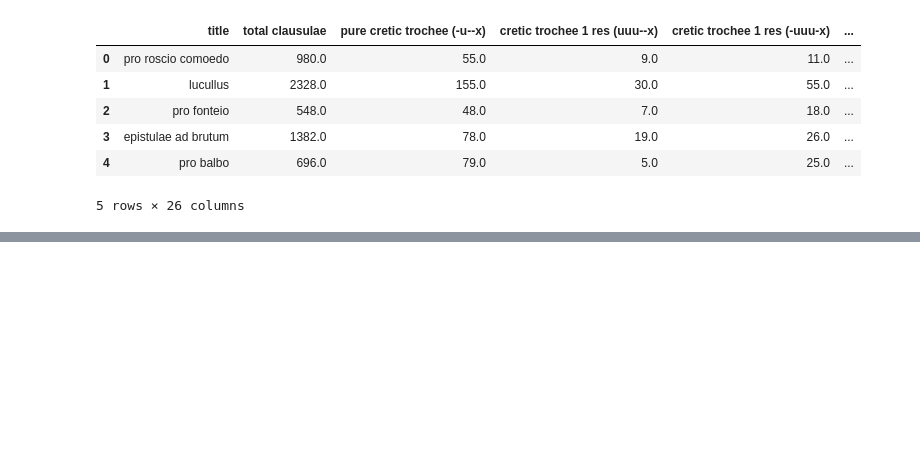
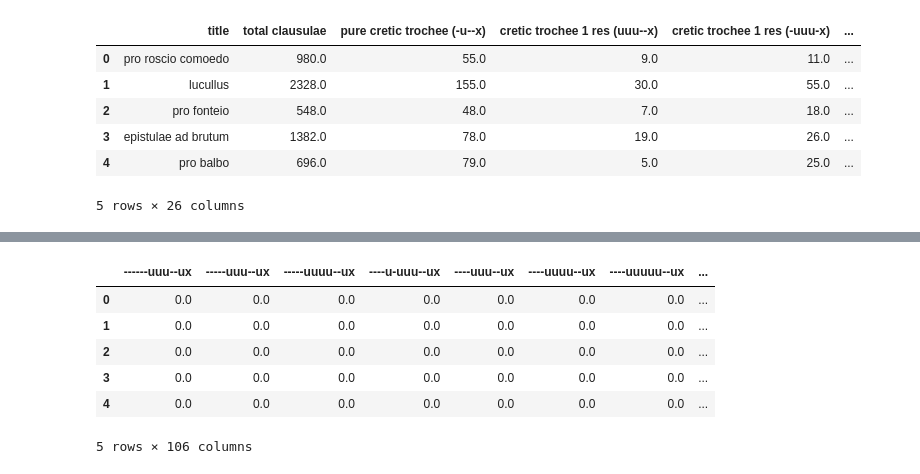
Before and after one commit to TylerKirby/latin-prose-rhythm, a Jupyter notebook: notebooks/Create_clausulae_Dataset.ipynb, the cells around one changed output, grey strips where cells are left out. Saved outputs shown, nothing was run; the diff lists cells and outputs as text; code cells hidden in the pictures; blank space fills up the shorter version.

```diff
--- a/notebooks/Create_clausulae_Dataset.ipynb
+++ b/notebooks/Create_clausulae_Dataset.ipynb
@@ -482,0 +508,11 @@ df.to_csv('clausulae_data_chkpt1.csv')
+# %%
+dmcretic_pure_res_1_1 = rhythm_data[[col for col in rhythm_data.columns if 'uuu--ux' in col]].copy()
+dmcretic_pure_res_1_1.head()
+# %% [output]
+|  | ------uuu--ux | -----uuu--ux | -----uuuu--ux | ----u-uuu--ux | ----uuu--ux | ----uuuu--ux | ----uuuuu--ux | ... |
+| 0 | 0.0 | 0.0 | 0.0 | 0.0 | 0.0 | 0.0 | 0.0 | ... |
+| 1 | 0.0 | 0.0 | 0.0 | 0.0 | 0.0 | 0.0 | 0.0 | ... |
+| 2 | 0.0 | 0.0 | 0.0 | 0.0 | 0.0 | 0.0 | 0.0 | ... |
+| 3 | 0.0 | 0.0 | 0.0 | 0.0 | 0.0 | 0.0 | 0.0 | ... |
+| 4 | 0.0 | 0.0 | 0.0 | 0.0 | 0.0 | 0.0 | 0.0 | ... |
+5 rows × 106 columns
```
Also changed, not shown: parts of 36 cells of this notebook, 3 other files.
